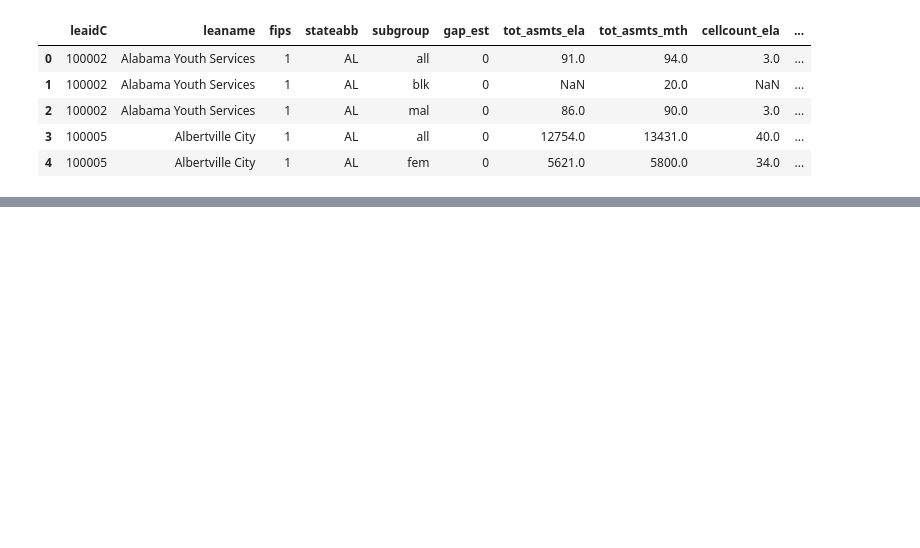
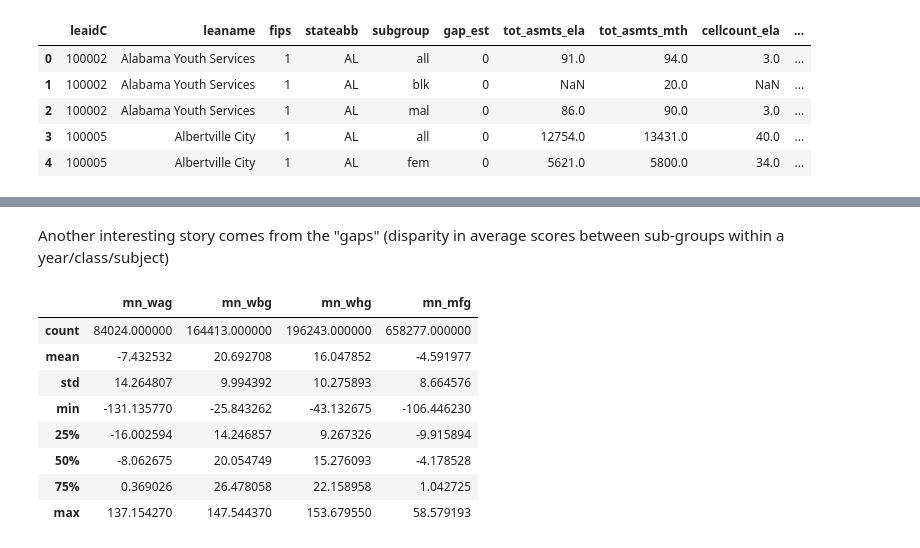
Before and after one commit to tbuck09/Education_Data_Visualization_Project, a Jupyter notebook: SEDA_Data_EDA.ipynb, the cells around one changed output, grey strips where cells are left out. Saved outputs shown, nothing was run; the diff lists cells and outputs as text; code cells hidden in the pictures; blank space fills up the shorter version.

```diff
--- a/SEDA_Data_EDA.ipynb
+++ b/SEDA_Data_EDA.ipynb
@@ -494,0 +232,22 @@ poolsub_cs.head()
+# %% [markdown]
+Another interesting story comes from the "gaps" (disparity in average scores between sub-groups within a year/class/subject)
+# %%
+# Columns which contain values for the gaps between scores of:
+# White v Asian students
+#       v Black students
+#       v Hispanic students
+# Male v Female students
+
+gap_cols= ["mn_wag","mn_wbg","mn_whg","mn_mfg"]
+
+desc_long_naep.loc[:,gap_cols]
+# %% [output]
+|  | mn_wag | mn_wbg | mn_whg | mn_mfg |
+| count | 84024.000000 | 164413.000000 | 196243.000000 | 658277.000000 |
+| mean | -7.432532 | 20.692708 | 16.047852 | -4.591977 |
+| std | 14.264807 | 9.994392 | 10.275893 | 8.664576 |
+| min | -131.135770 | -25.843262 | -43.132675 | -106.446230 |
+| 25% | -16.002594 | 14.246857 | 9.267326 | -9.915894 |
+| 50% | -8.062675 | 20.054749 | 15.276093 | -4.178528 |
+| 75% | 0.369026 | 26.478058 | 22.158958 | 1.042725 |
+| max | 137.154270 | 147.544370 | 153.679550 | 58.579193 |
```
Also changed, not shown: parts of 78 cells of this notebook.
